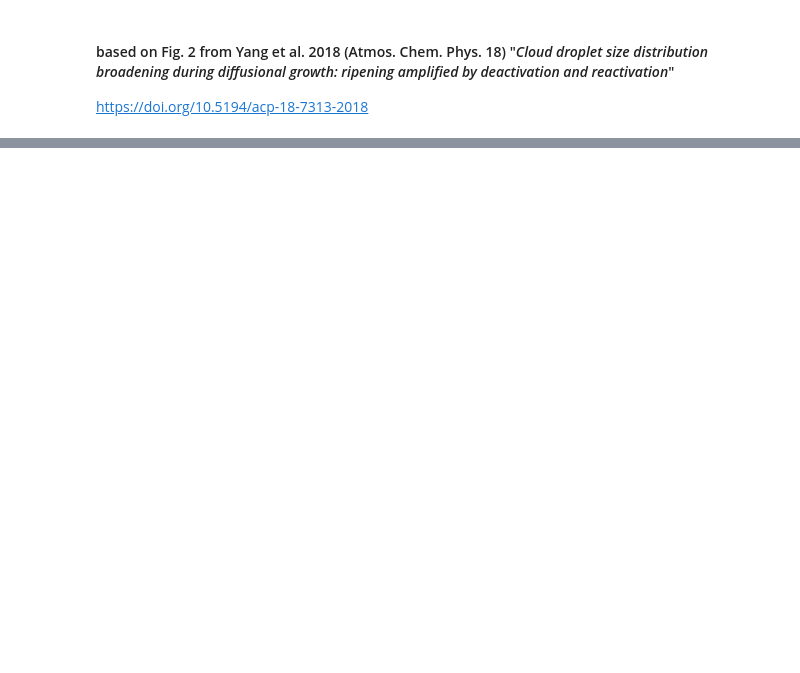
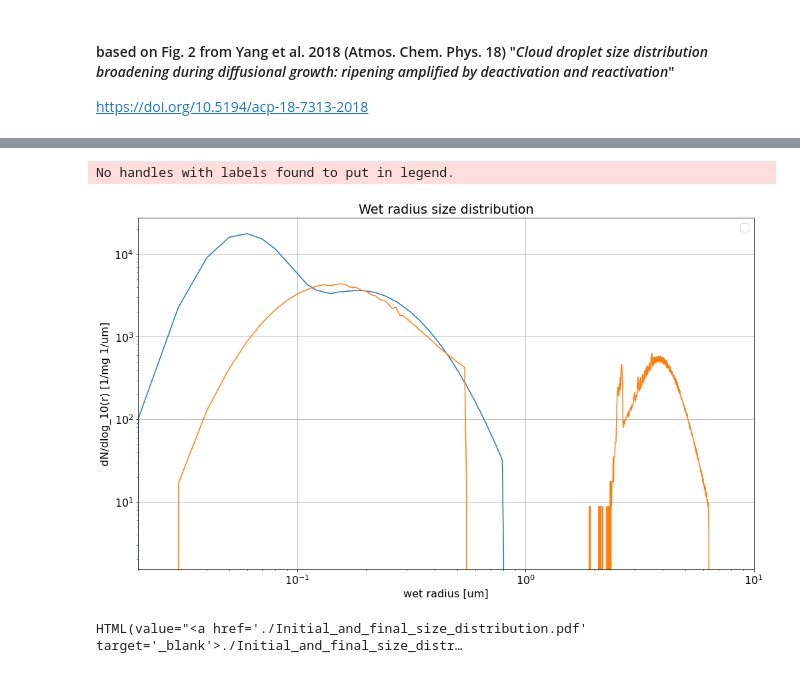
Before and after one commit to trontrytel/PySDM-examples, a Jupyter notebook: PySDM_examples/Yang_et_al_2018/fig_2.ipynb, the cells around one changed output, grey strips where cells are left out. Cells and saved outputs as stored; diff of their text form; code cells hidden in the pictures; blank space fills up the shorter version.

```diff
--- a/PySDM_examples/Yang_et_al_2018/fig_2.ipynb
+++ b/PySDM_examples/Yang_et_al_2018/fig_2.ipynb
@@ -184,0 +156,39 @@ HTML(value="<a href='../utils/temporary_files/spectrum.pdf' target='_blank'>../u
+# %%
+mgn = lambda value, unit: (value / unit).to_base_units().magnitude
+
+fig, ax = plt.subplots(1, 1, sharex=True, figsize=figsize)
+ax = (ax,)
+
+for i, output in enumerate(outputs):
+
+    xunit = si.micrometres
+
+    hist = output['r_bins_values']
+    hist_init = (hist[:,0:-1] + hist[:,1:])/2
+    edges = output['r_bins_edges']
+
+    ax[i].plot(mgn(edges[1:] * output['r'].units, xunit), hist_init[:, -0])
+    ax[i].plot(mgn(edges[1:] * output['r'].units, xunit), hist_init[:, -1])
+
+    ax[i].set_title('Wet radius size distribution')
+    ax[i].xaxis.set_units(xunit)
+    ax[i].set_xlim([2e-2, 10])
+    #ax[i].set_ylim([1, 2*1e4])
+
+    plt.xscale("log")
+    plt.yscale("log")
+
+    ax[i].legend(loc='best')
+    ax[i].grid()
+    plt.tight_layout()
+
+    ax[i].set_xlabel("wet radius [um]")
+    ax[i].set_ylabel("dN/dlog_10(r) [1/mg 1/um]")
+
+    fig.subplots_adjust(top=0.88)
+
+show_plot(filename='Initial_and_final_size_distribution.pdf')
+# %% [output]
+No handles with labels found to put in legend.
+[figure, added]
+HTML(value="<a href='./Initial_and_final_size_distribution.pdf' target='_blank'>./Initial_and_final_size_distr…
```
Also changed, not shown: parts of 12 cells of this notebook, 2 other files.
